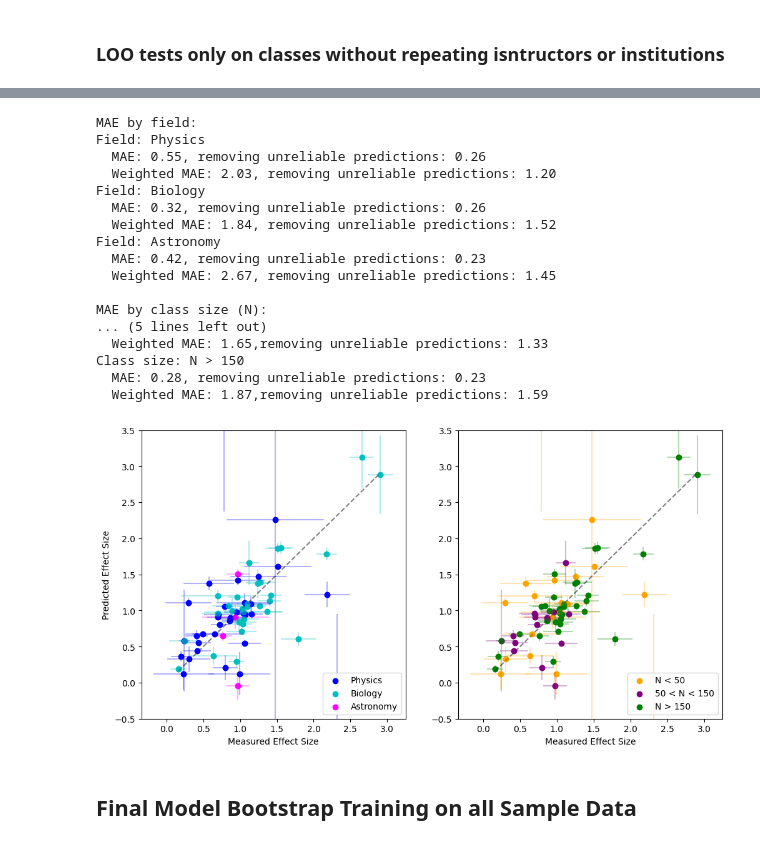
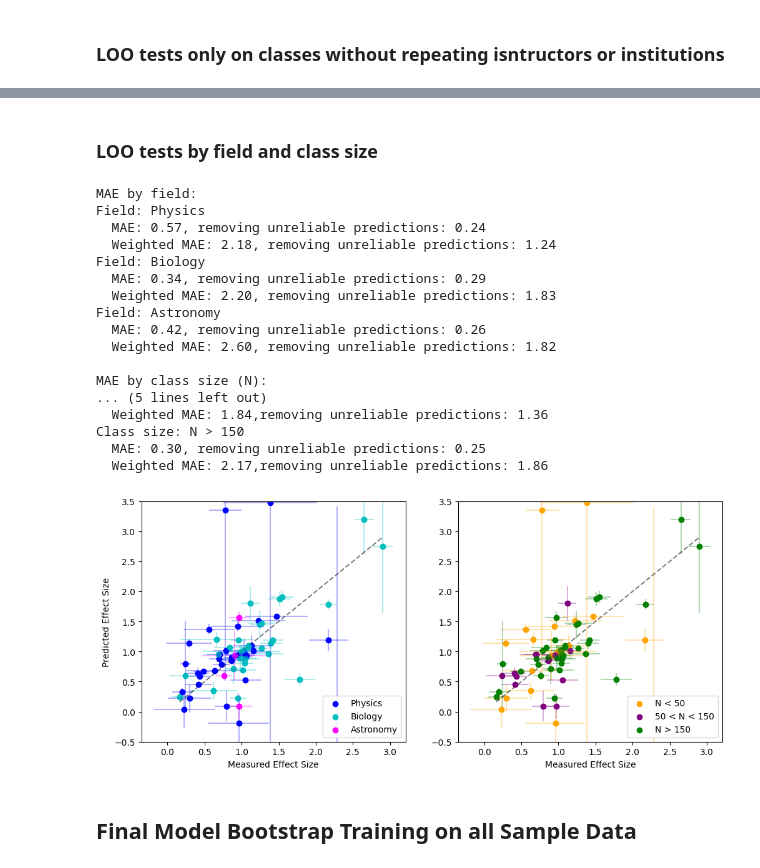
Before and after one commit to oross314/Modeling-Active-Learning-Classrooms, a Jupyter notebook: regression_model.ipynb, the cells around one changed output, grey strips where cells are left out. Saved outputs shown, nothing was run; the diff lists cells and outputs as text; code cells hidden in the pictures.

```diff
--- a/regression_model.ipynb
+++ b/regression_model.ipynb
@@ -31,6 +31,6 @@ Number of classes: 69, Number of terms: 39
 
 See paper supplemental material for a detailed explanation of feature selection
 # %%
-LOO_predictions = np.load('weights/LOO_predictions_final.npy')
-LOO_weights = np.load('weights/LOO_weights_final.npy')
-good_fit_BICs = np.load('weights/good_fit_BICs_final.npy')
+LOO_predictions = np.load('weights/LOO_predictions_finalAIC.npy')
+LOO_weights = np.load('weights/LOO_weights_finalAIC.npy')
+good_fit_AICs = np.load('weights/good_fit_BICs_finalAIC.npy')
@@ -44,11 +37,11 @@ Text(0.5, 1.0, 'Histogram of Number of Features Chosen in LOO Cross Validation')
 # %% [markdown]
 ### ALL LOO tests
 # %%
-weights = np.zeros(good_fit_BICs.shape)
+weights = np.zeros(good_fit_AICs.shape)
 for i in range(data.shape[0]):
-    weights[:, i] = BIC_weights(good_fit_BICs[:, i])
-print(f'Minimum BIC: {np.min(good_fit_BICs):.2f}')
-weighted_predictions = np.sum(weights.reshape(-1, 1, data.shape[0]) * LOO_predictions, axis = 1)
+    weights[:, i] = AIC_weights(good_fit_AICs[:, i])
+print(f'Minimum AIC: {np.min(good_fit_AICs):.2f}')
+weighted_predictions = np.sum(weights.reshape(-1, 1, data.shape[0]) * LOO_predictions, axis = 0)
 LOO_means = np.mean(weighted_predictions, axis=0)
 #LOO_means = np.mean(LOO_predictions, axis = (0,1  ))
 
@@ -97,11 +90,13 @@ Weighted MAE: 1.1157
 -----
+# %% [markdown]
+### LOO tests by field and class size
 # %%
 x, y = target, LOO_means
 fields = codes_and_CIs['Field'].values
 Ns = codes_and_CIs['Class Size'].values
 
 
-fig, ax = plt.subplots(1, 2, figsize=(12, 6))
+fig, ax = plt.subplots(1, 2, figsize=(12, 5))
 print('MAE by field:')
 #show points colored by field
 for field, color in zip(np.unique(fields)[::-1], ['b', 'c','magenta', ]):
@@ -131,43 +126,43 @@ print('MAE by class size (N):')
 for N_range, color, label, i in zip([[0, 50], [50, 150],  [150, np.inf]], ['orange', 'purple', 'g'], N_labels, range(3)):
     where = (Ns > N_range[0]) & (Ns <= N_range[1])
     range_x = x[where]
     range_y = y[where]
     range_y_err = LOO_stds[where]
     range_x_err = np.sqrt(variance[where])
     ax[1].scatter(range_x, range_y,  color=color,label = label,)
     ax[1].errorbar(range_x, range_y, yerr=range_y_err, fmt='o', color=color,  alpha = .3)
     ax[1].errorbar(range_x, range_y, xerr = range_x_err, fmt='o', color=color,  alpha = .3)
     range_reliable = np.where((range_y > np.min(target)) & (range_y < np.max(target)))
     print(f'Class size: {label}')
     print(f'  MAE: {np.mean(np.abs(range_x - range_y)):.2f}, removing unreliable predictions: {np.mean(np.abs(range_x[range_reliable] - range_y[range_reliable])):.2f}')
 
     print(f'  Weighted MAE: {weighted_MAE(range_x, range_y, range_x_err):.2f},removing unreliable predictions: {weighted_MAE(range_x[range_reliable], range_y[range_reliable], range_x_err[range_reliable]):.2f}')
 ax[1].legend()
 #ax[1].set_title(f'LOO Predictions vs Target by Class Size (N)')
 ax[1].plot([np.min(x), np.max(x)], [np.min(x), np.max(x)], 'k--', alpha=.5)
 ax[1].set_xlabel(f'Measured Effect Size')
 ax[1].set_ylim(-.5, 3.5)
 plt.savefig('Figs/LOO_N_Field.png', dpi=300)
 plt.show()
 # %% [output]
 MAE by field:
 Field: Physics
-  MAE: 0.55, removing unreliable predictions: 0.26
-  Weighted MAE: 2.03, removing unreliable predictions: 1.20
+  MAE: 0.57, removing unreliable predictions: 0.24
+  Weighted MAE: 2.18, removing unreliable predictions: 1.24
 Field: Biology
-  MAE: 0.32, removing unreliable predictions: 0.26
-  Weighted MAE: 1.84, removing unreliable predictions: 1.52
+  MAE: 0.34, removing unreliable predictions: 0.29
+  Weighted MAE: 2.20, removing unreliable predictions: 1.83
 Field: Astronomy
-  MAE: 0.42, removing unreliable predictions: 0.23
-  Weighted MAE: 2.67, removing unreliable predictions: 1.45
+  MAE: 0.42, removing unreliable predictions: 0.26
+  Weighted MAE: 2.60, removing unreliable predictions: 1.82
 
 MAE by class size (N):
 ... (5 lines left out)
-  Weighted MAE: 1.65,removing unreliable predictions: 1.33
+  Weighted MAE: 1.84,removing unreliable predictions: 1.36
 Class size: N > 150
-  MAE: 0.28, removing unreliable predictions: 0.23
-  Weighted MAE: 1.87,removing unreliable predictions: 1.59
+  MAE: 0.30, removing unreliable predictions: 0.25
+  Weighted MAE: 2.17,removing unreliable predictions: 1.86
-[figure, old version]
+[figure, new version]
 # %% [markdown]
 ## Final Model Bootstrap Training on all Sample Data
 # %%
```
Also changed, not shown: parts of 7 cells of this notebook, 7 other files.
